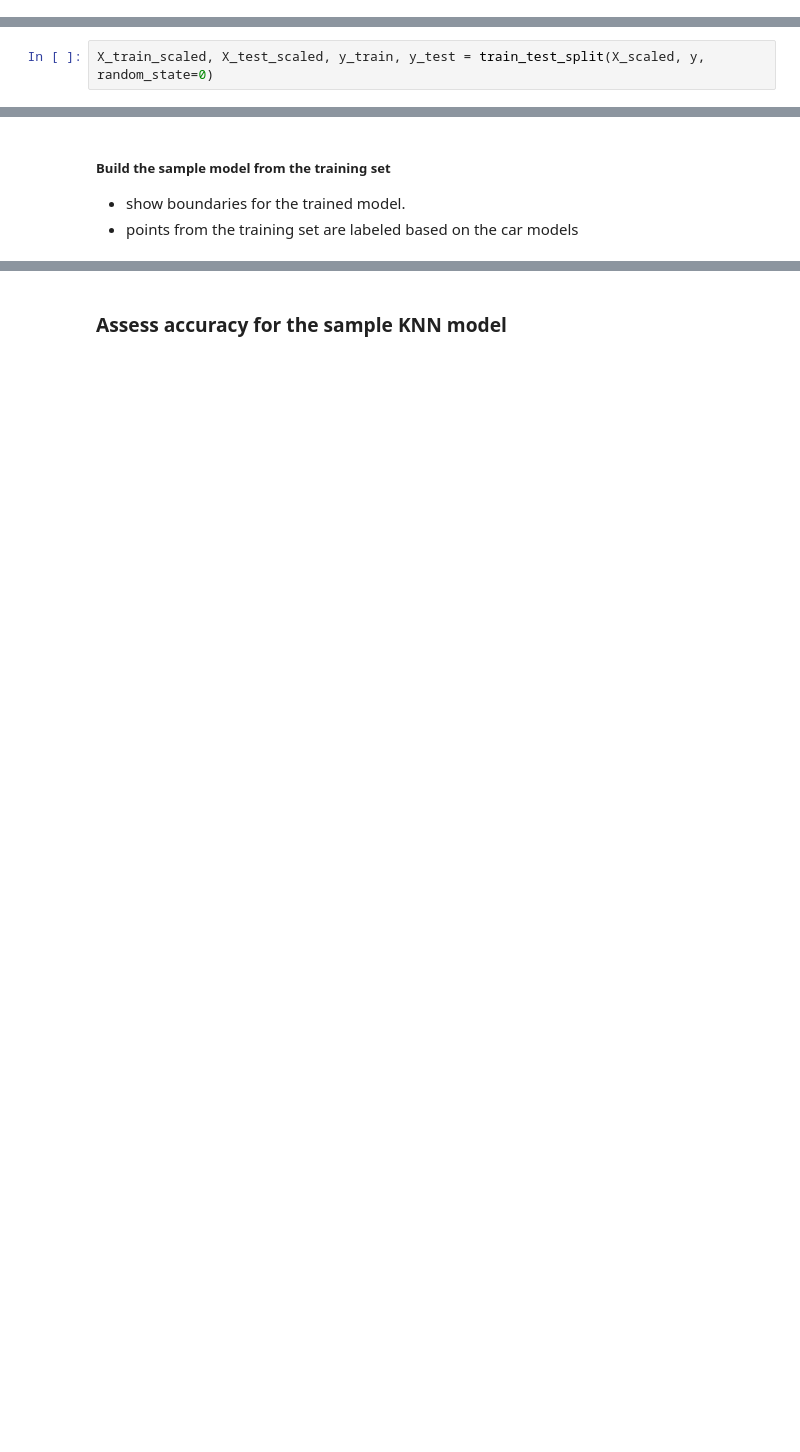
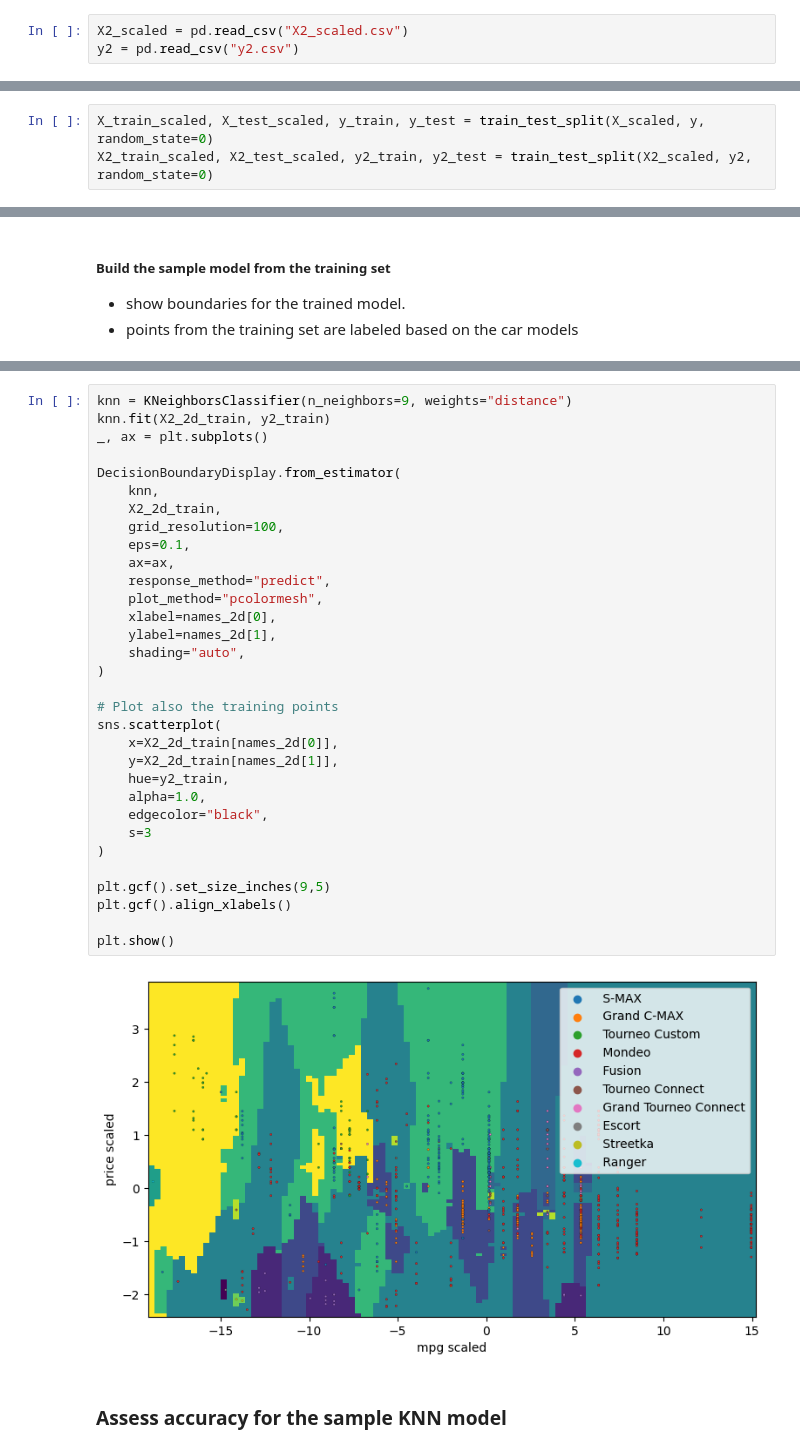
Before and after one commit to ddoggdiggitty/INFS-768-project, a Jupyter notebook: Group Project/Programming/CompiledKNN.ipynb, the cells around one changed output, grey strips where cells are left out. Cells and saved outputs as stored; diff of their text form; blank space fills up the shorter version.

```diff
--- a/Group Project/Programming/CompiledKNN.ipynb
+++ b/Group Project/Programming/CompiledKNN.ipynb
@@ -153,2 +203,5 @@ def unencode_y(y:frame.DataFrame, encoder:LabelEncoder):
+# %%
+X2_scaled = pd.read_csv("X2_scaled.csv")
+y2 = pd.read_csv("y2.csv")
 # %% [markdown]
 ### study interactions
@@ -155,2 +209,3 @@ def unencode_y(y:frame.DataFrame, encoder:LabelEncoder):
 # %%
 X_train_scaled, X_test_scaled, y_train, y_test = train_test_split(X_scaled, y, random_state=0)
+X2_train_scaled, X2_test_scaled, y2_train, y2_test = train_test_split(X2_scaled, y2, random_state=0)
@@ -216,3 +263,37 @@ plt.show()
+# %%
+knn = KNeighborsClassifier(n_neighbors=9, weights="distance")
+knn.fit(X2_2d_train, y2_train)
+_, ax = plt.subplots()
+
+DecisionBoundaryDisplay.from_estimator(
+    knn,
+    X2_2d_train,
+    grid_resolution=100,
+    eps=0.1,
+    ax=ax,
+    response_method="predict",
+    plot_method="pcolormesh",
+    xlabel=names_2d[0],
+    ylabel=names_2d[1],
+    shading="auto",
+)
+
+# Plot also the training points
+sns.scatterplot(
+    x=X2_2d_train[names_2d[0]],
+    y=X2_2d_train[names_2d[1]],
+    hue=y2_train,
+    alpha=1.0,
+    edgecolor="black",
+    s=3
+)
+
+plt.gcf().set_size_inches(9,5)
+plt.gcf().align_xlabels()
+
+plt.show()
+# %% [output]
+[figure, added]
 # %% [markdown]
 ### Assess accuracy for the sample KNN model
 # %%
```
Also changed, not shown: parts of 34 cells of this notebook, 5 other files.
